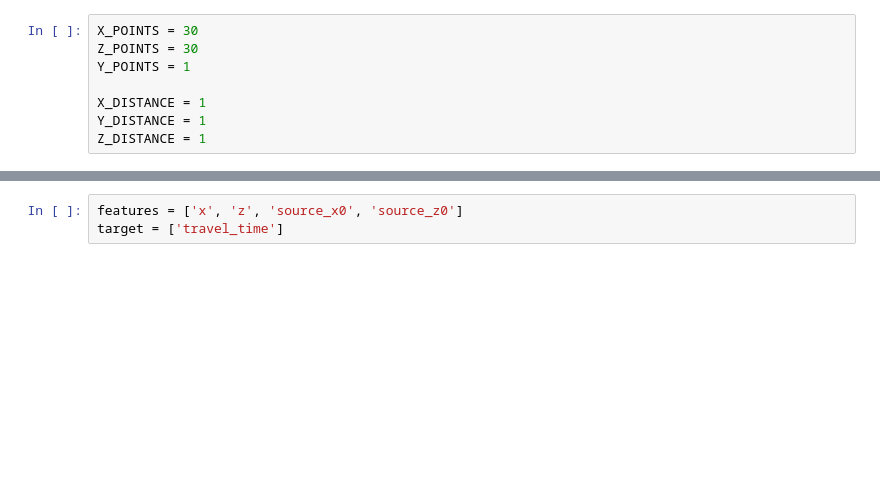
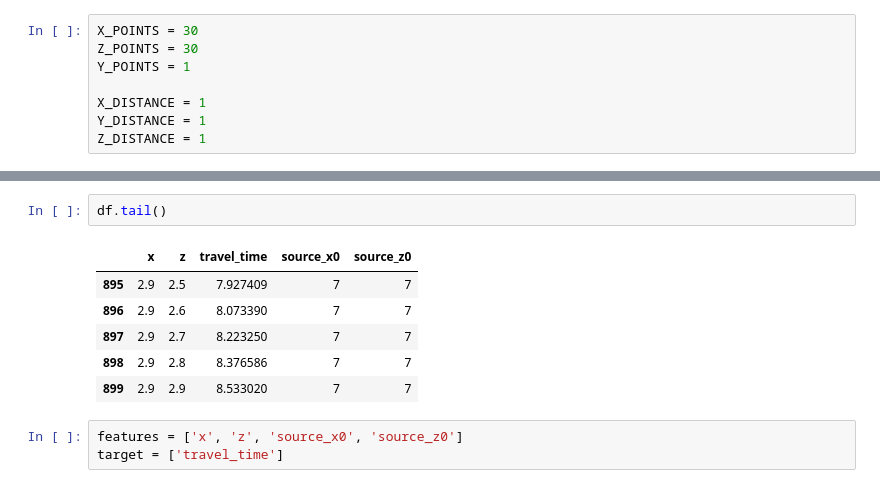
Before and after one commit to viniciuspaiva1/TCC-Eikonal, a Jupyter notebook: first_steps.ipynb, the cells around one changed output, grey strips where cells are left out. Cells and saved outputs as stored; diff of their text form; blank space fills up the shorter version.

```diff
--- a/first_steps.ipynb
+++ b/first_steps.ipynb
@@ -54,3 +112,12 @@ len(df)
+# %%
+df.tail()
+# %% [output]
+|  | x | z | travel_time | source_x0 | source_z0 |
+| 895 | 2.9 | 2.5 | 7.927409 | 7 | 7 |
+| 896 | 2.9 | 2.6 | 8.073390 | 7 | 7 |
+| 897 | 2.9 | 2.7 | 8.223250 | 7 | 7 |
+| 898 | 2.9 | 2.8 | 8.376586 | 7 | 7 |
+| 899 | 2.9 | 2.9 | 8.533020 | 7 | 7 |
 # %%
 features = ['x', 'z', 'source_x0', 'source_z0']
 target = ['travel_time']
```
Also changed, not shown: parts of 12 cells of this notebook, 3 other files.
